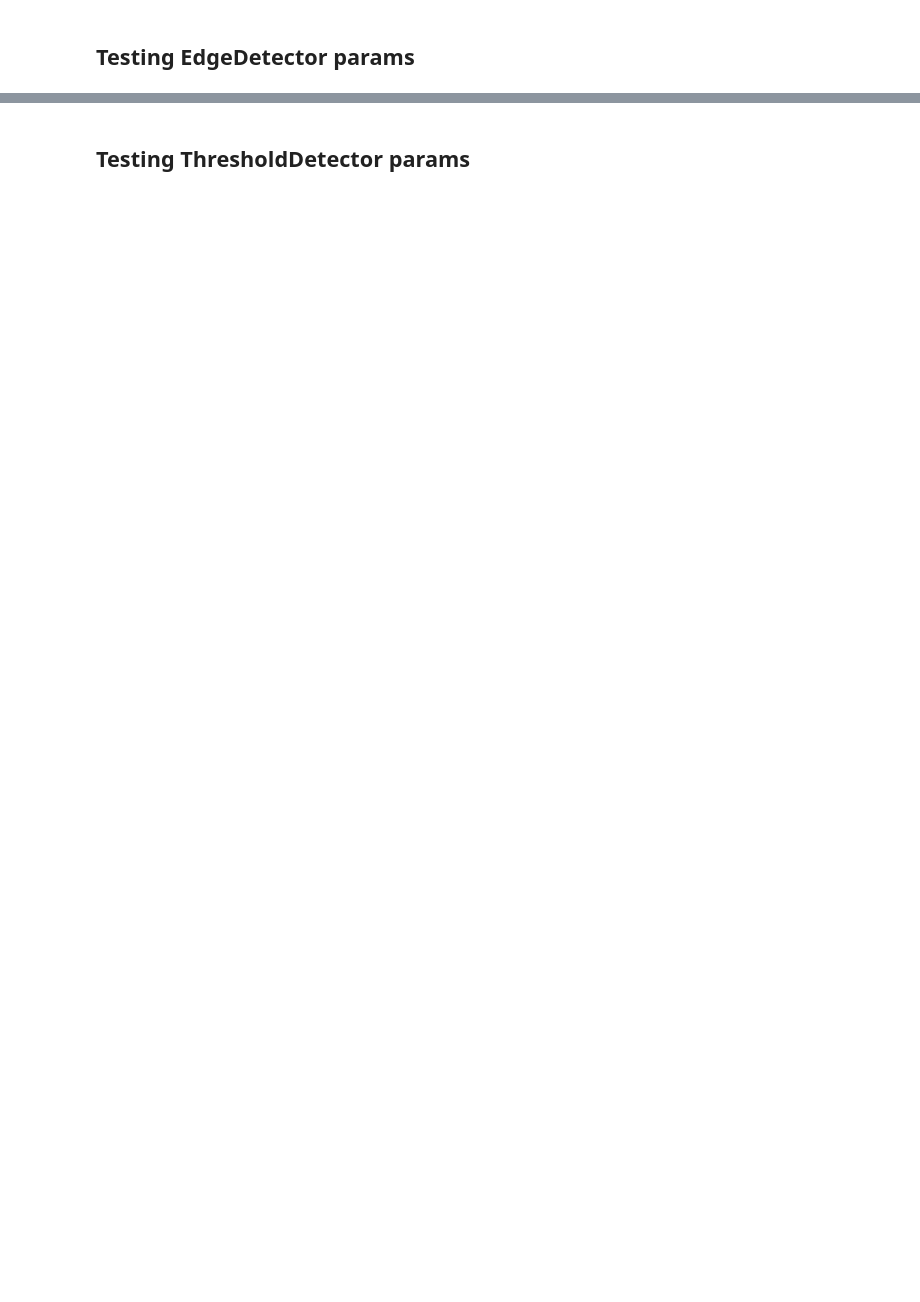
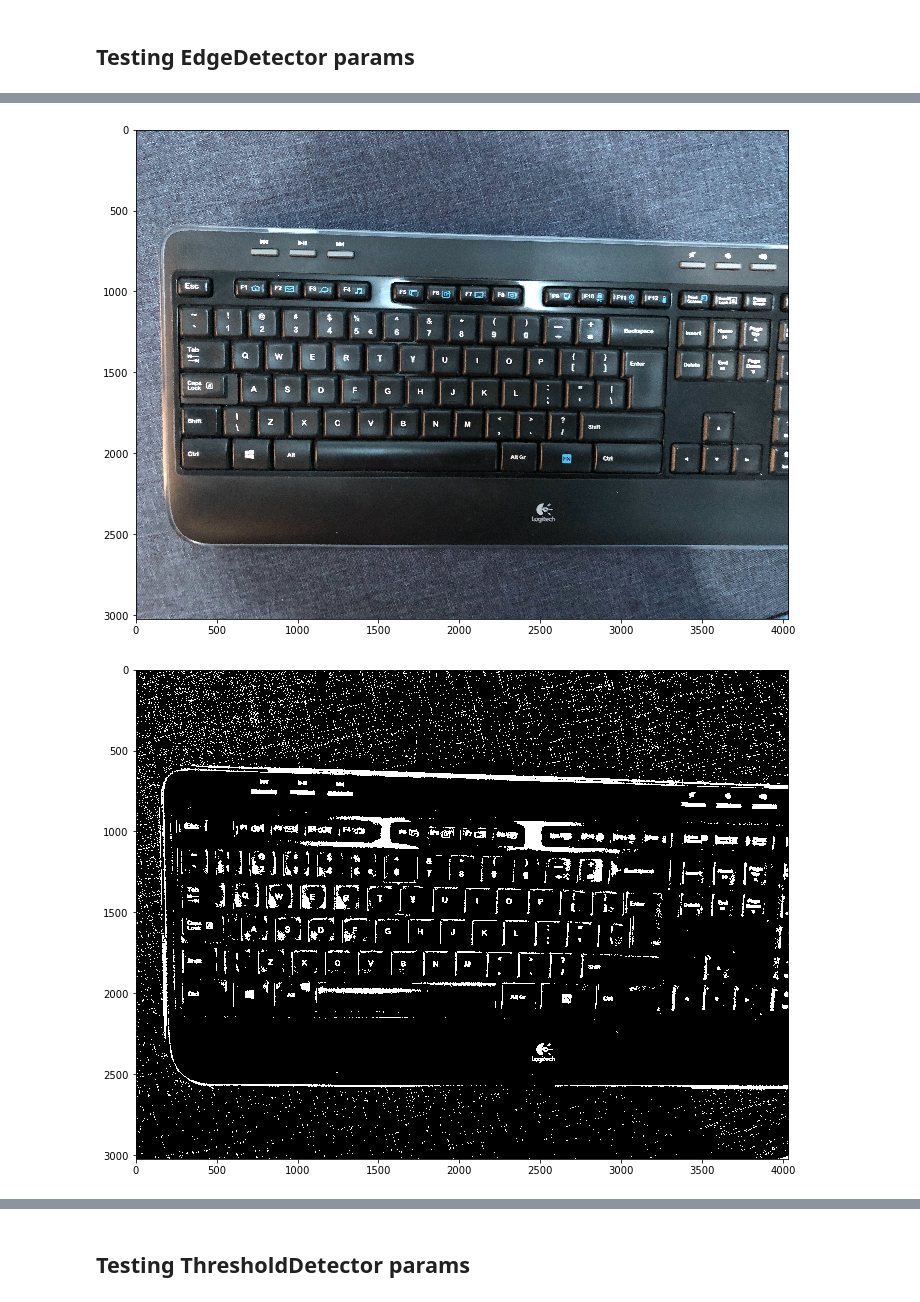
Before and after one commit to Dawidsoni/keyboard-detection, a Jupyter notebook: research/letter_extraction.ipynb, the cells around one changed output, grey strips where cells are left out. Drawn from its saved outputs; the diff is of its cells as text; code cells hidden in the pictures; blank space fills up the shorter version.

```diff
--- a/research/letter_extraction.ipynb
+++ b/research/letter_extraction.ipynb
@@ -62,0 +62,6 @@ test_edge_detector_params()
+# %%
+thres_detector = ThresholdDetector()
+thres_detector.plot_contours_images(KeyboardLayout("../keyboards/layouts/keyboard1.layout", '../').get_image())
+# %% [output]
+[figure, added]
+[figure, added]
```
Also changed, not shown: parts of 7 cells of this notebook, 30 other files.
